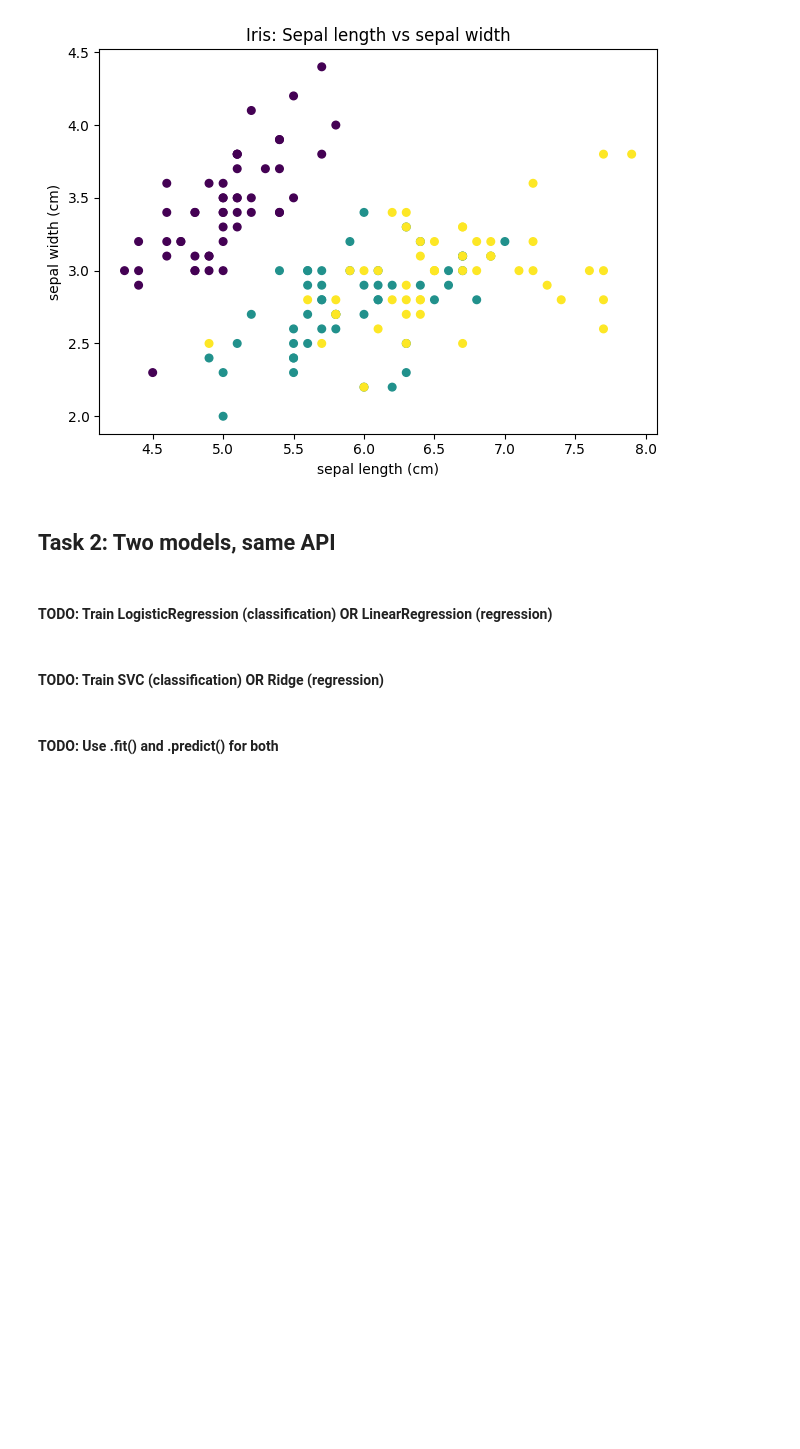
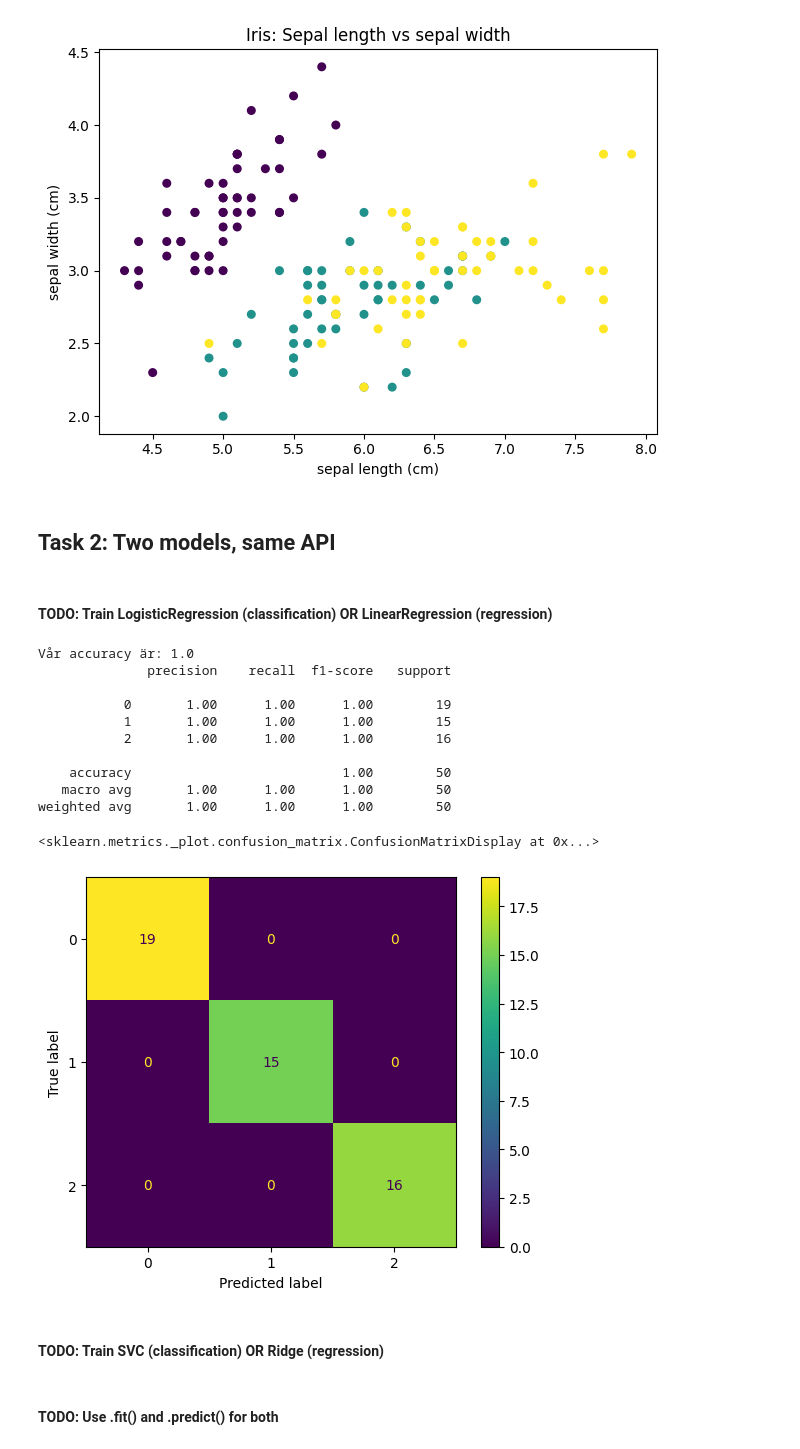
Before and after one commit to kevinbrunomlops/ML-Frameworks, a Jupyter notebook: L4/assignment4.ipynb, the cells around one changed output. Cells and saved outputs as stored; diff of their text form; code cells hidden in the pictures; blank space fills up the shorter version.

Commit message:
Logistic regression model trained

```diff
--- a/L4/assignment4.ipynb
+++ b/L4/assignment4.ipynb
@@ -84,6 +84,40 @@ plt.show()
 ## Task 2: Two models, same API
 # %% [markdown]
 #### TODO: Train LogisticRegression (classification) OR LinearRegression (regression)
+# %%
+from sklearn.linear_model import LogisticRegression, LinearRegression
+
+# Först skapar vi en helt tom modell
+LogReg = LogisticRegression(max_iter=100)
+
+# Sen anpassar vi den till vår data
+# Vi tränar den: den försöker hitta samband
+# mellan vårt X (features) och y (target)
+LogReg.fit(X_train, y_train)
+
+# Vi utvärderar vår modell med testdata
+y_pred = LogReg.predict(X_test)
+# %%
+# Vi utvärderar vår modell genom att jämföra predictions mot faktiska värden
+from sklearn.metrics import f1_score, accuracy_score, classification_report, confusion_matrix, ConfusionMatrixDisplay
+print("Vår accuracy är:", accuracy_score(y_test, y_pred))
+print(classification_report(y_test, y_pred))
+
+confusion_matrix2 =confusion_matrix(y_test, y_pred)
+ConfusionMatrixDisplay(confusion_matrix2).plot()
+# %% [output]
+Vår accuracy är: 1.0
+              precision    recall  f1-score   support
+
+           0       1.00      1.00      1.00        19
+           1       1.00      1.00      1.00        15
+           2       1.00      1.00      1.00        16
+
+    accuracy                           1.00        50
+   macro avg       1.00      1.00      1.00        50
+weighted avg       1.00      1.00      1.00        50
+<sklearn.metrics._plot.confusion_matrix.ConfusionMatrixDisplay at 0x...>
+[figure, added]
 # %% [markdown]
 #### TODO: Train SVC (classification) OR Ridge (regression)
 # %% [markdown]
```
